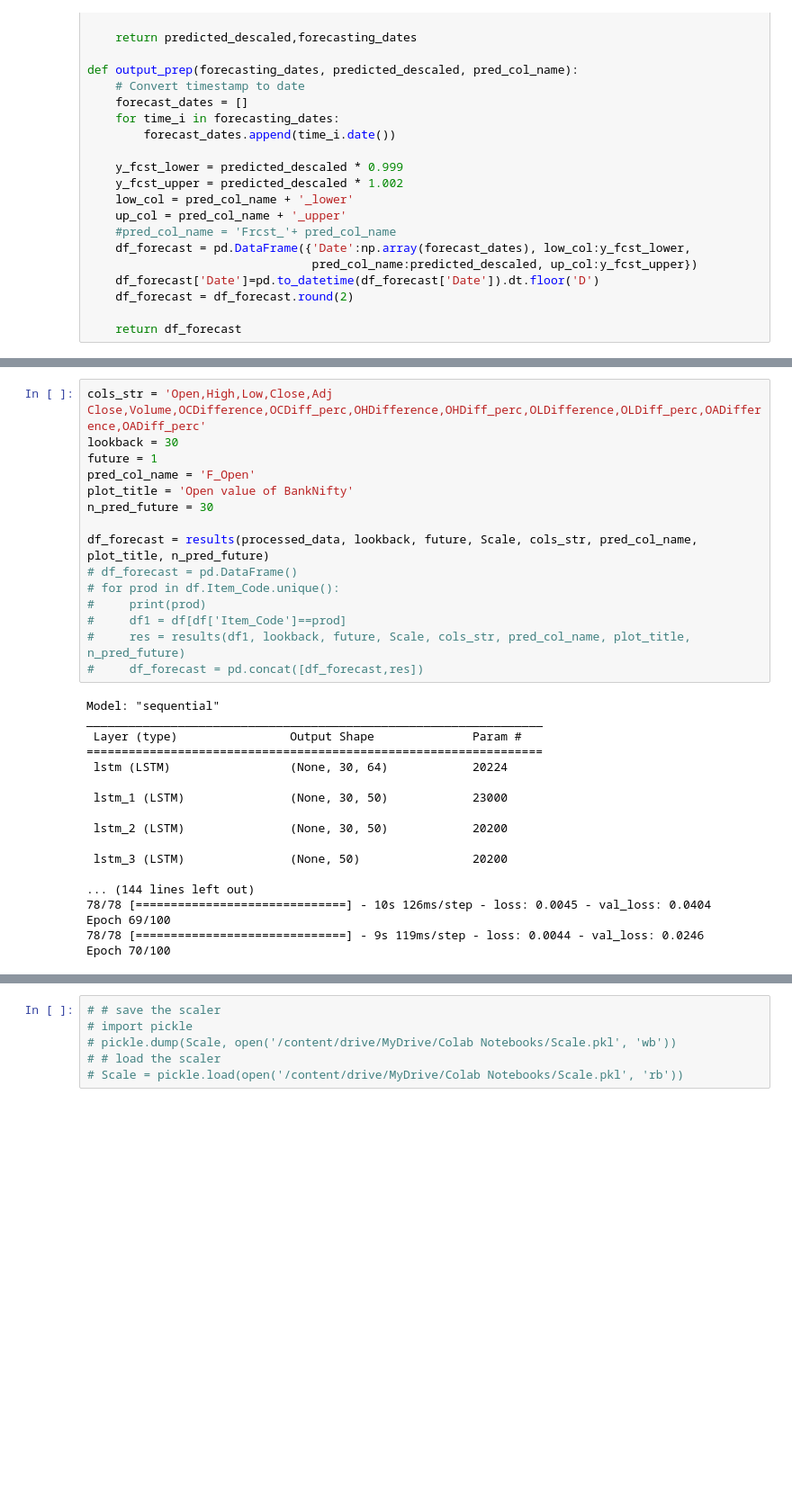
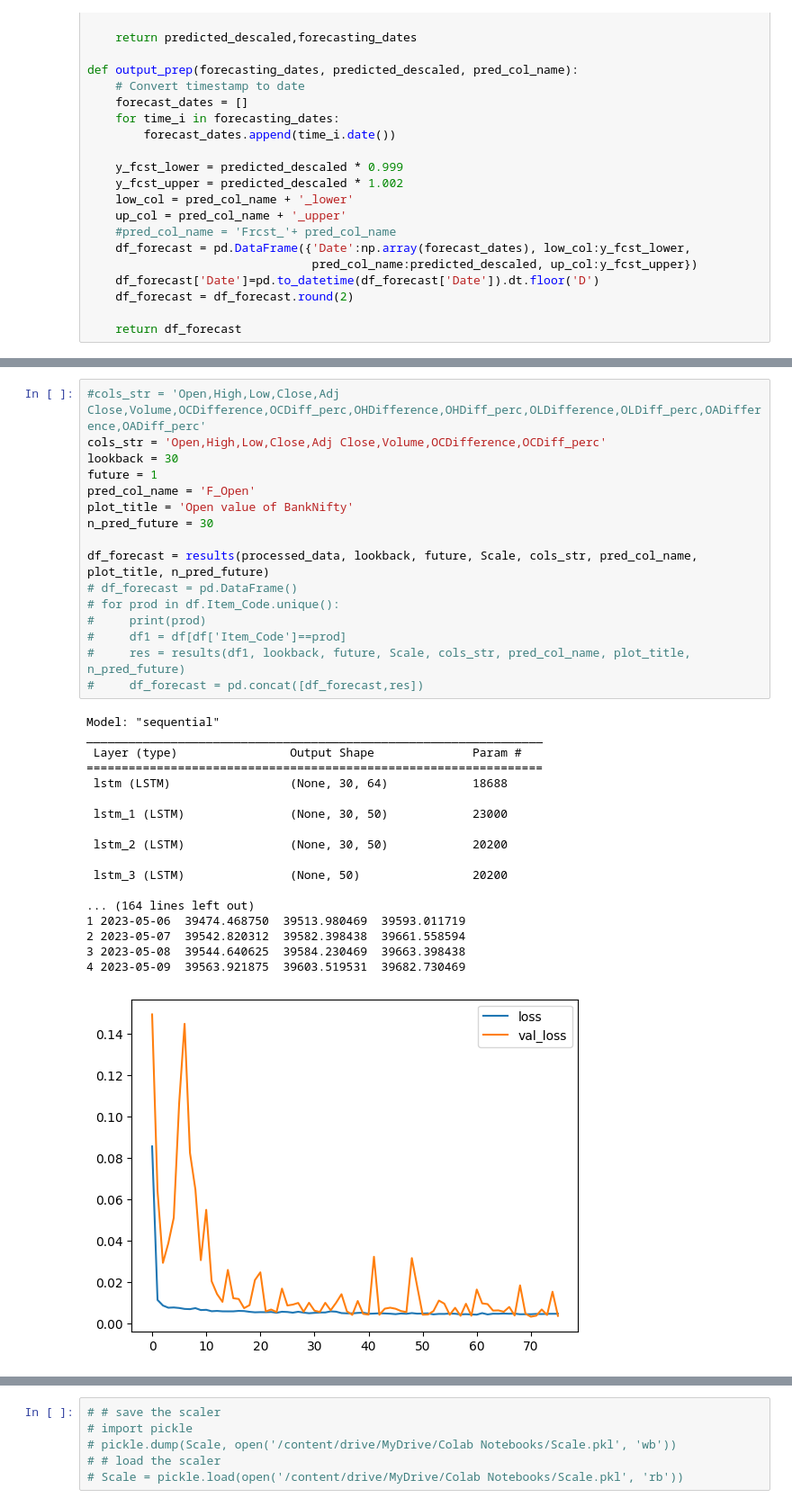
Before and after one commit to tapassd94/Stock_Analysis, a Jupyter notebook: Bank Nifty/banknifty_anamoly.ipynb, the cells around one changed output, grey strips where cells are left out. Shown at 90% size. Cells and saved outputs as stored; diff of their text form; blank space fills up the shorter version.

```diff
--- a/Bank Nifty/banknifty_anamoly.ipynb
+++ b/Bank Nifty/banknifty_anamoly.ipynb
@@ -294,35 +323,37 @@ def results(df, lookback, future, Scale, cols, pred_col_name, plot_title, n_pred
 
     return results
 # %%
-cols_str = 'Open,High,Low,Close,Adj Close,Volume,OCDifference,OCDiff_perc,OHDifference,OHDiff_perc,OLDifference,OLDiff_perc,OADifference,OADiff_perc'
+#cols_str = 'Open,High,Low,Close,Adj Close,Volume,OCDifference,OCDiff_perc,OHDifference,OHDiff_perc,OLDifference,OLDiff_perc,OADifference,OADiff_perc'
+cols_str = 'Open,High,Low,Close,Adj Close,Volume,OCDifference,OCDiff_perc'
 lookback = 30
 future = 1
 pred_col_name = 'F_Open'
 plot_title = 'Open value of BankNifty'
 n_pred_future = 30
 
 df_forecast = results(processed_data, lookback, future, Scale, cols_str, pred_col_name, plot_title, n_pred_future)
 # df_forecast = pd.DataFrame()
 # for prod in df.Item_Code.unique():
 #     print(prod)
 #     df1 = df[df['Item_Code']==prod]
 #     res = results(df1, lookback, future, Scale, cols_str, pred_col_name, plot_title, n_pred_future)
 #     df_forecast = pd.concat([df_forecast,res])
 # %% [output]
 Model: "sequential"
 _________________________________________________________________
  Layer (type)                Output Shape              Param #
 =================================================================
- lstm (LSTM)                 (None, 30, 64)            20224
+ lstm (LSTM)                 (None, 30, 64)            18688
 
  lstm_1 (LSTM)               (None, 30, 50)            23000
 
  lstm_2 (LSTM)               (None, 30, 50)            20200
 
  lstm_3 (LSTM)               (None, 50)                20200
 
-... (144 lines left out)
-78/78 [==============================] - 10s 126ms/step - loss: 0.0045 - val_loss: 0.0404
-Epoch 69/100
-78/78 [==============================] - 9s 119ms/step - loss: 0.0044 - val_loss: 0.0246
-Epoch 70/100
+... (164 lines left out)
+1 2023-05-06  39474.468750  39513.980469  39593.011719
+2 2023-05-07  39542.820312  39582.398438  39661.558594
+3 2023-05-08  39544.640625  39584.230469  39663.398438
+4 2023-05-09  39563.921875  39603.519531  39682.730469
+[figure, added]
```
Also changed, not shown: parts of 63 cells of this notebook.
